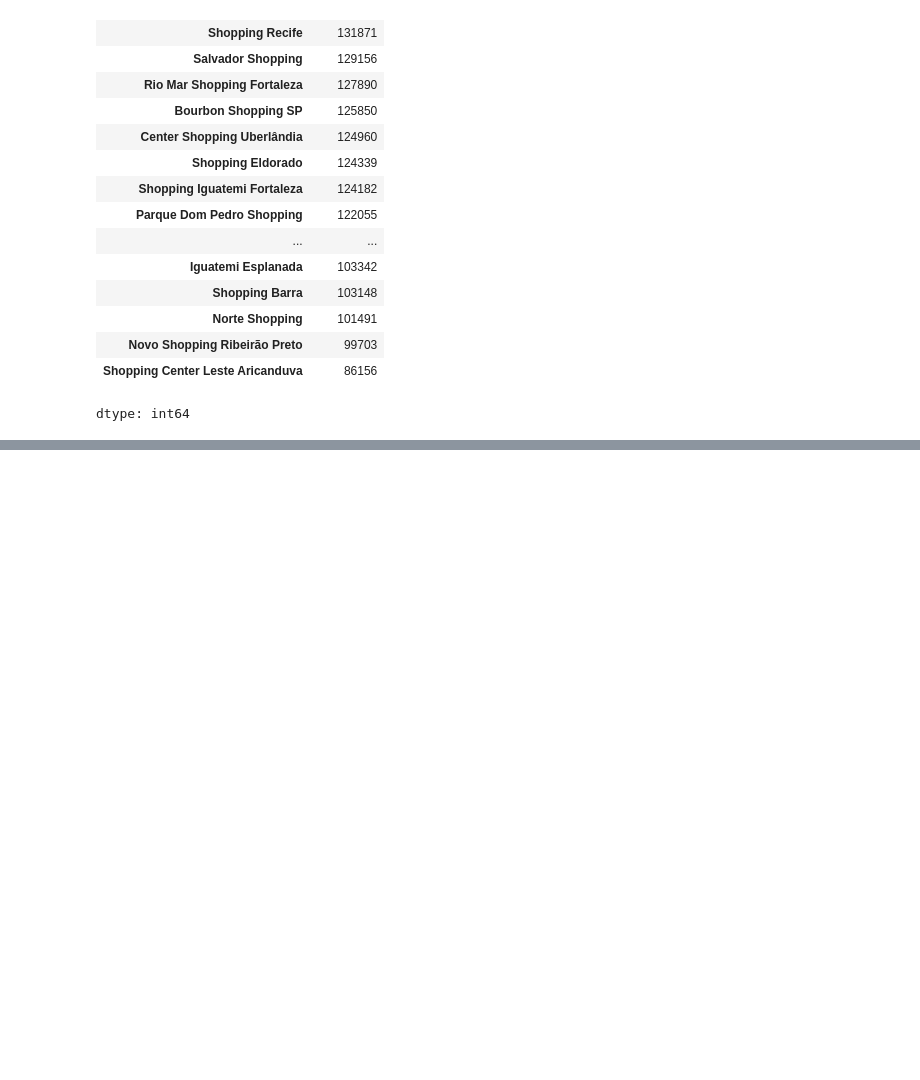
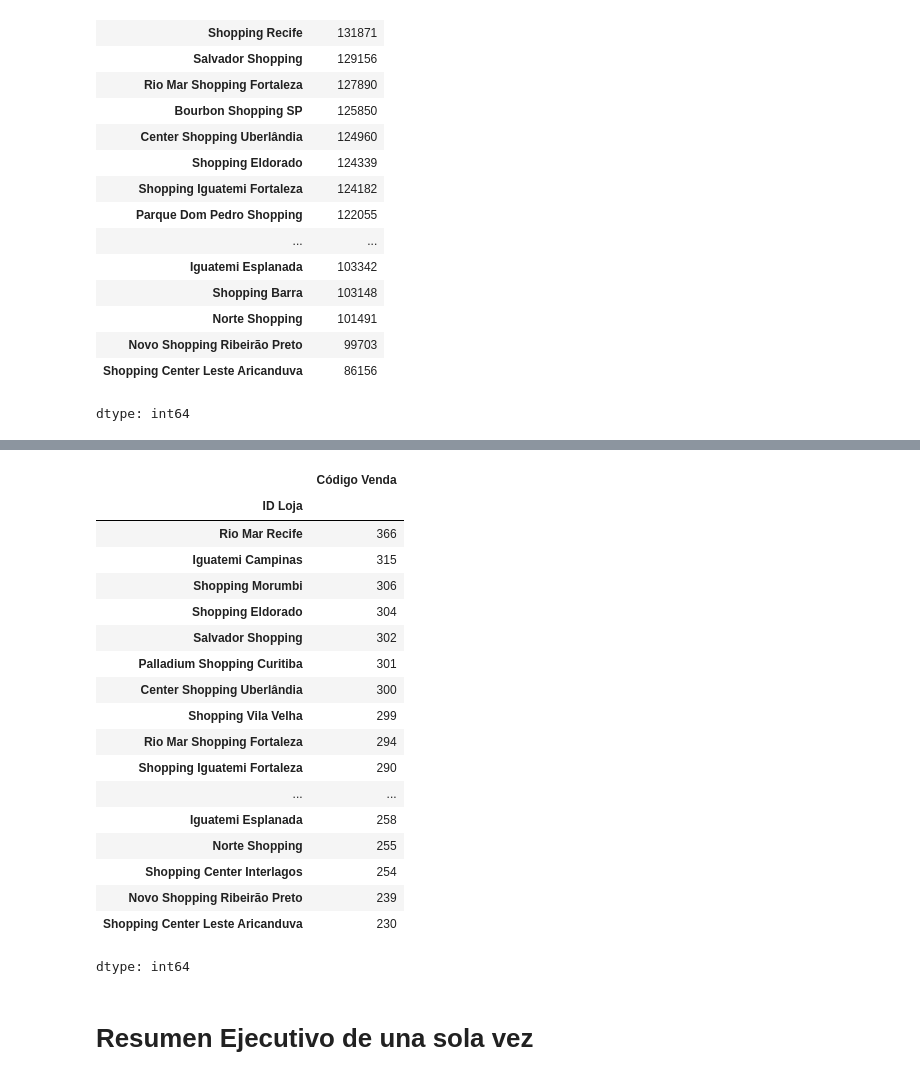
Before and after one commit to renegarcialuces/Analisis-de-Datos-Portafolio, a Jupyter notebook: ED03.ipynb, the cells around one changed output, grey strips where cells are left out. Saved outputs shown, nothing was run; the diff lists cells and outputs as text; code cells hidden in the pictures; blank space fills up the shorter version.

```diff
--- a/ED03.ipynb
+++ b/ED03.ipynb
@@ -271,0 +345,26 @@ dtype: int64
+# %%
+# Cantidad de transacciones por sucursal
+transacciones = df.groupby('ID Loja')['Código Venda'].count().sort_values(ascending=False)
+transacciones
+# %% [output]
+|  | Código Venda |
+| ID Loja |  |
+| Rio Mar Recife | 366 |
+| Iguatemi Campinas | 315 |
+| Shopping Morumbi | 306 |
+| Shopping Eldorado | 304 |
+| Salvador Shopping | 302 |
+| Palladium Shopping Curitiba | 301 |
+| Center Shopping Uberlândia | 300 |
+| Shopping Vila Velha | 299 |
+| Rio Mar Shopping Fortaleza | 294 |
+| Shopping Iguatemi Fortaleza | 290 |
+| ... | ... |
+| Iguatemi Esplanada | 258 |
+| Norte Shopping | 255 |
+| Shopping Center Interlagos | 254 |
+| Novo Shopping Ribeirão Preto | 239 |
+| Shopping Center Leste Aricanduva | 230 |
+dtype: int64
+# %% [markdown]
+# **Resumen Ejecutivo de una sola vez**
```
Also changed, not shown: parts of 11 cells of this notebook.
